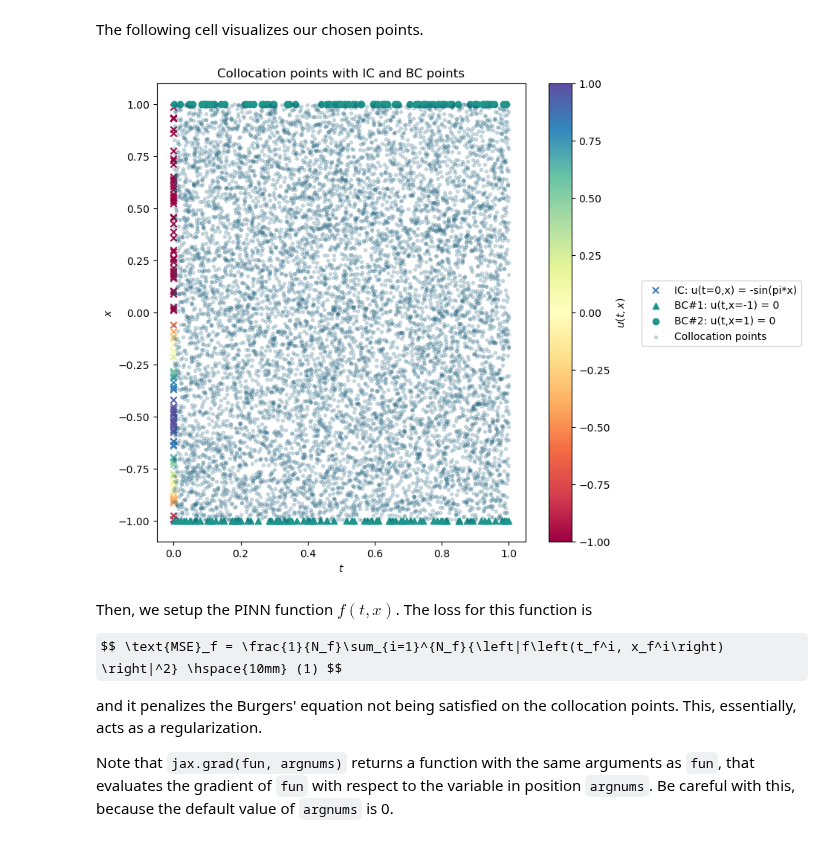
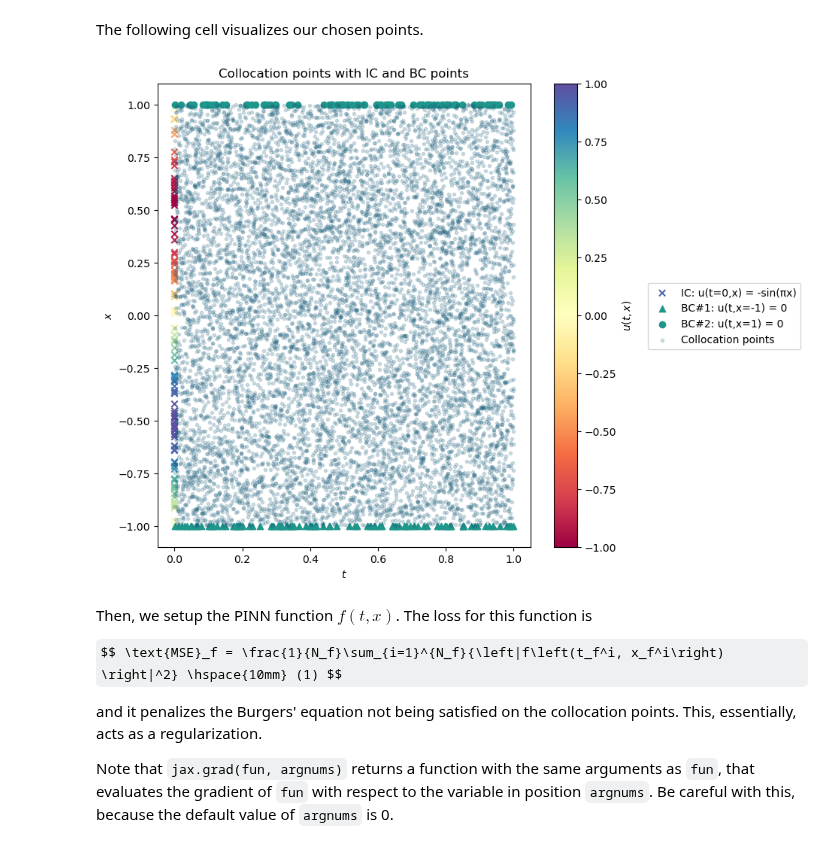
Before and after one commit to srigas/PINNs, a Jupyter notebook: [1] Introduction - Solution of Burgers Equation.ipynb, the cells around one changed output. Saved outputs shown, nothing was run; the diff lists cells and outputs as text; code cells hidden in the pictures; some formulas as TeX source.

```diff
--- a/[1] Introduction - Solution of Burgers Equation.ipynb
+++ b/[1] Introduction - Solution of Burgers Equation.ipynb
@@ -92,27 +91,27 @@ The following cell visualizes our chosen points.
 # %%
 fig = plt.figure(figsize=(8,8))
 
 cmap = 'Spectral'
 
-plt.scatter(t_0, x_0, c=ic_0, marker='x', vmin=0, vmax=1,label='IC: u(t=0,x) = -sin(pi*x)', cmap=cmap)
-plt.scatter(t_b1, x_b1, color='#1f968b', marker='^', vmin=-1, vmax=1,label='BC#1: u(t,x=-1) = 0')
-plt.scatter(t_b2, x_b2, color='#1f968b', marker='o', vmin=-1, vmax=1,label='BC#2: u(t,x=1) = 0')
+plt.scatter(t_0, x_0, c=ic_0, marker='x', label='IC: u(t=0,x) = -sin(πx)', cmap=cmap)
+plt.scatter(t_b1, x_b1, color='#1f968b', marker='^', label='BC#1: u(t,x=-1) = 0')
+plt.scatter(t_b2, x_b2, color='#1f968b', marker='o', label='BC#2: u(t,x=1) = 0')
 
 norm = mpl.colors.Normalize(vmin=-1, vmax=1)
 
-plt.scatter(t_c, x_c, color='#1a5d7b', marker='.', alpha=0.2,label='Collocation points')
+plt.scatter(t_c, x_c, color='#1a5d7b', marker='.', alpha=0.2, label='Collocation points')
 plt.xlabel(r'$t$')
 plt.ylabel(r'$x$')
 
 plt.title('Collocation points with IC and BC points')
 
 cbar = plt.colorbar(mpl.cm.ScalarMappable(norm=norm, cmap=cmap))
 cbar.set_label(r'$u(t,x)$', rotation=90)
 
 plt.legend(bbox_to_anchor=(1.3, 0.58))
 plt.show()
 # %% [output]
-[figure, old version]
+[figure, new version]
 # %% [markdown]
 Then, we setup the PINN function $f(t,x)$. The loss for this function is
 
```
Also changed, not shown: parts of 6 cells of this notebook.
